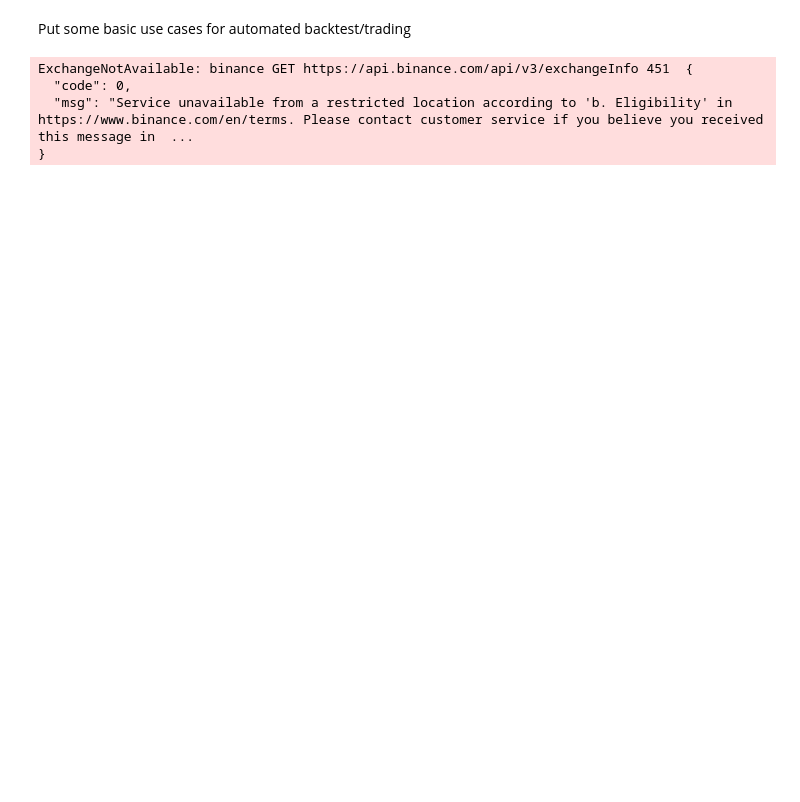
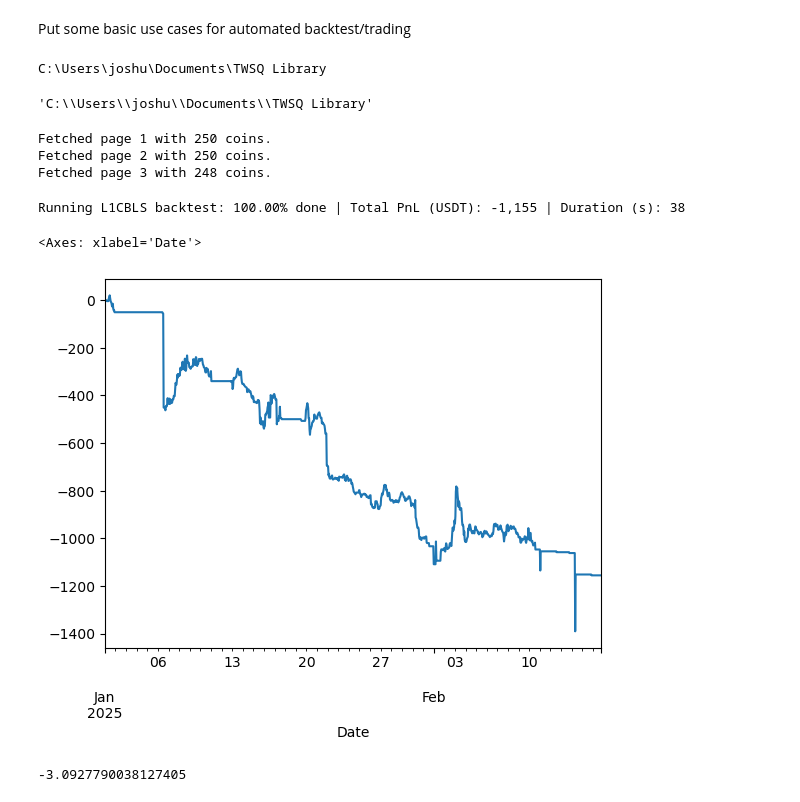
Before and after one commit to jofu-tofu/Trading-Bot, a Jupyter notebook: Live Trading/example_testing.ipynb, the cells around one changed output. Drawn from its saved outputs; the diff is of its cells as text; code cells hidden in the pictures; blank space fills up the shorter version.

Commit message:
mrbr short constrained backtest finished

```diff
--- a/Live Trading/example_testing.ipynb
+++ b/Live Trading/example_testing.ipynb
@@ -18,0 +10,12 @@ class ETHDCA(Alpha):
+# %%
+from twsq.utils import get_twsqroot
+get_twsqroot()
+# %% [output]
+C:\Users\joshu\Documents\TWSQ Library
+'C:\\Users\\joshu\\Documents\\TWSQ Library'
+# %%
+layer1_coin_tickers = util.get_layer1_universe()
+# %% [output]
+Fetched page 1 with 250 coins.
+Fetched page 2 with 250 coins.
+Fetched page 3 with 248 coins.
@@ -19,7 +148,16 @@ class ETHDCA(Alpha):
 # %%
-result = ETHDCA.run_backtest(start_ts='20210101')
+result = L1CBLS.run_backtest(start_ts='20250101', universe = layer1_coin_tickers)
 # %% [output]
-ExchangeNotAvailable: binance GET https://api.binance.com/api/v3/exchangeInfo 451  {
-  "code": 0,
-  "msg": "Service unavailable from a restricted location according to 'b. Eligibility' in https://www.binance.com/en/terms. Please contact customer service if you believe you received this message in  ...
-}
+Running L1CBLS backtest: 100.00% done | Total PnL (USDT): -1,155 | Duration (s): 38
+# %%
+result.pos_pnl['port_val'].plot()
+# %% [output]
+<Axes: xlabel='Date'>
+[figure, added]
+# %%
+ret = result.pos_pnl['port_val']+1000
+ret = ret.pct_change()
+sharpe = np.sqrt(365*24) * ret.mean() / ret.std()
+sharpe
+# %% [output]
+-3.0927790038127405
```
Also changed, not shown: parts of 3 cells of this notebook, 3 other files.
